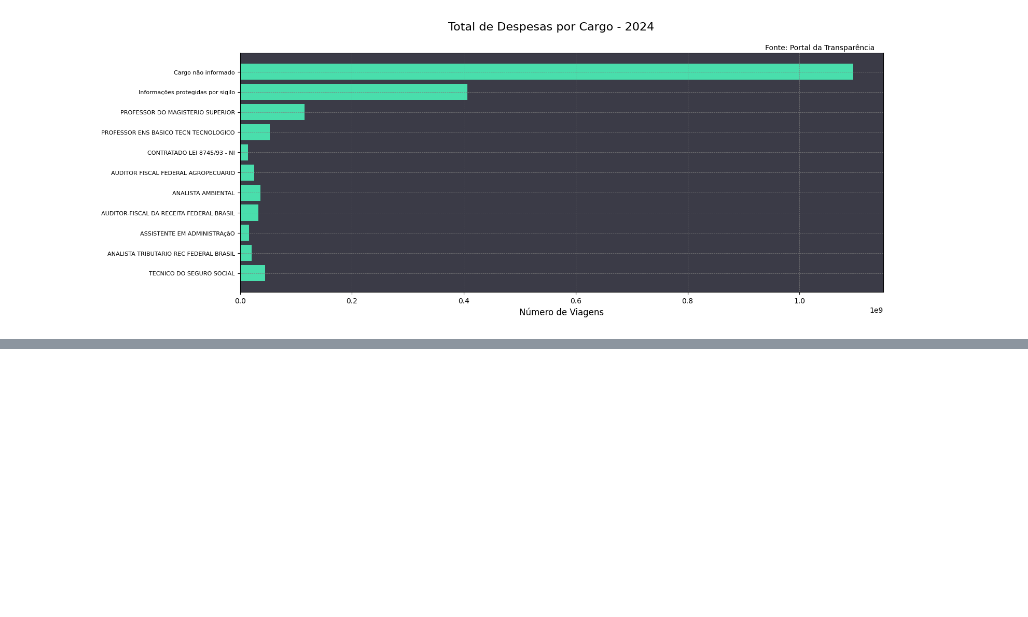
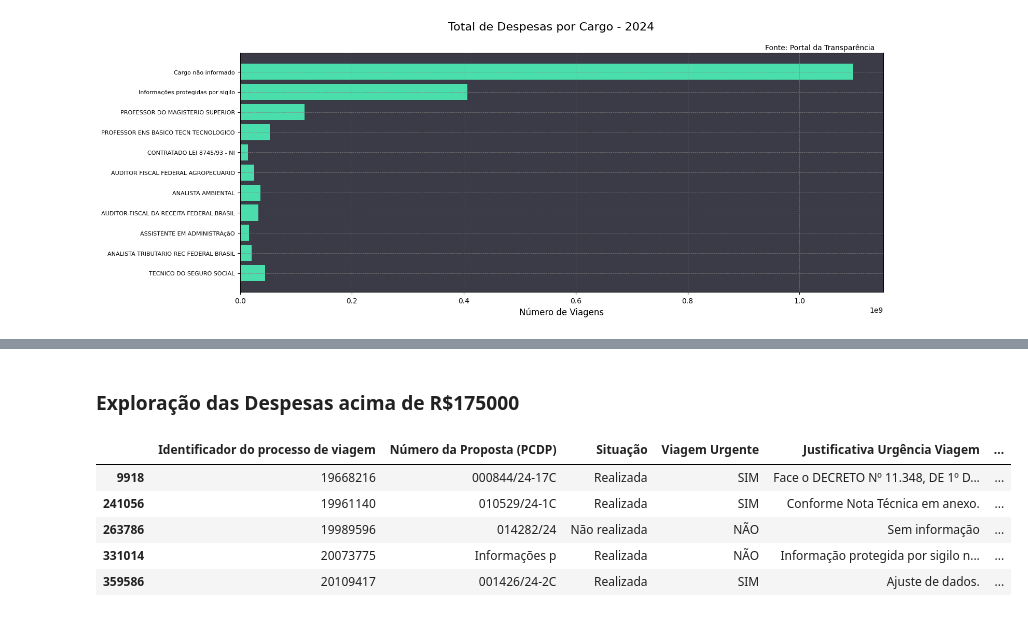
Before and after one commit to Luis-Filipe-Santos/analise-transparencia, a Jupyter notebook: analise.ipynb, the cells around one changed output, grey strips where cells are left out. Drawn from its saved outputs; the diff is of its cells as text; code cells hidden in the pictures; blank space fills up the shorter version.

```diff
--- a/analise.ipynb
+++ b/analise.ipynb
@@ -101,0 +113,15 @@ plt.show()
+# %% [markdown]
+### Exploração das Despesas acima de R$175000
+# %%
+(df_viagens['Despesas'] > 175_000).value_counts()
+
+
+filtro = df_viagens['Despesas'] > 175_000
+df_viagens[filtro]
+# %% [output]
+|  | Identificador do processo de viagem | Número da Proposta (PCDP) | Situação | Viagem Urgente | Justificativa Urgência Viagem | ... |
+| 9918 | 19668216 | 000844/24-17C | Realizada | SIM | Face o DECRETO Nº 11.348, DE 1º D... | ... |
+| 241056 | 19961140 | 010529/24-1C | Realizada | SIM | Conforme Nota Técnica em anexo. | ... |
+| 263786 | 19989596 | 014282/24 | Não realizada | NÃO | Sem informação | ... |
+| 331014 | 20073775 | Informações p | Realizada | NÃO | Informação protegida por sigilo n... | ... |
+| 359586 | 20109417 | 001426/24-2C | Realizada | SIM | Ajuste de dados. | ... |
```
Also changed, not shown: parts of 6 cells of this notebook.
